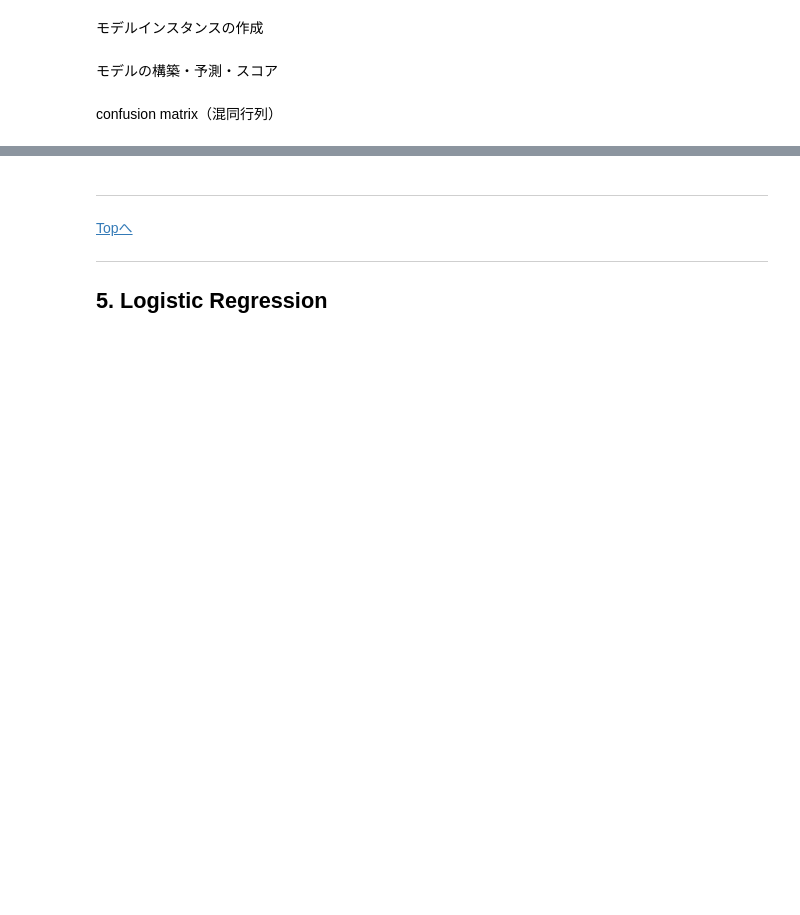
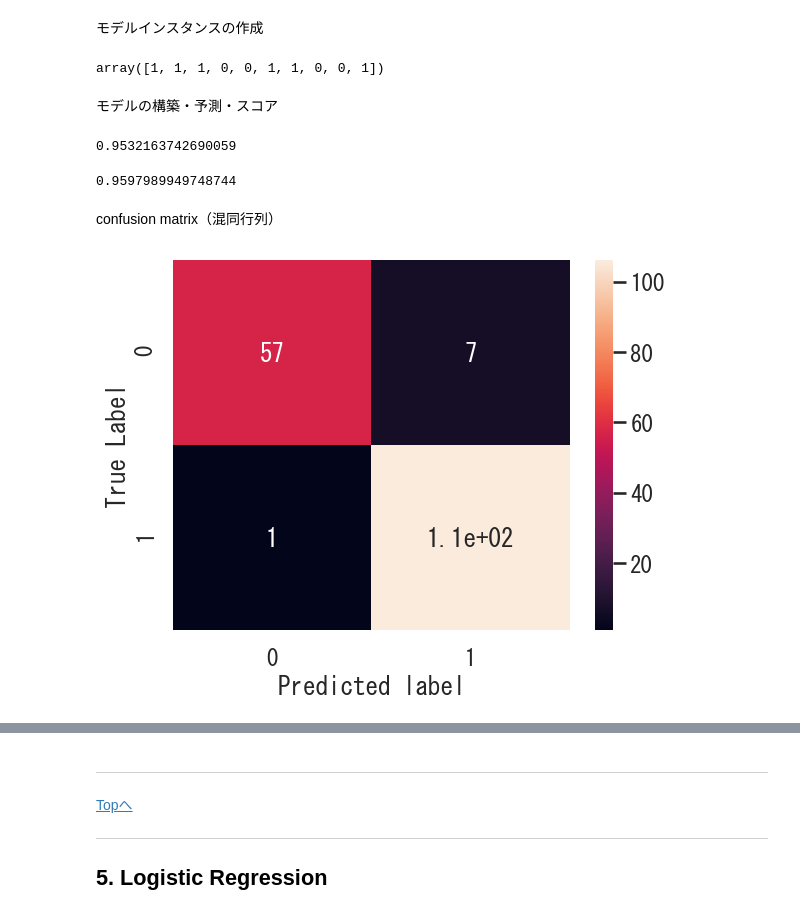
Before and after one commit to arata234/DataScience, a Jupyter notebook: model/10_Classification_models_blank.ipynb, the cells around one changed output, grey strips where cells are left out. Saved outputs shown, nothing was run; the diff lists cells and outputs as text; code cells hidden in the pictures; blank space fills up the shorter version.

```diff
--- a/model/10_Classification_models_blank.ipynb
+++ b/model/10_Classification_models_blank.ipynb
@@ -300,0 +340,5 @@ confusion matrix（混同行列）
+# %%
+kn_model_new = KNeighborsClassifier()
+kn_model_new.fit(X_train, y_train)
+kn_pred_new = kn_model_new.predict(X_test)
+kn_pred_new[:10]
@@ -319,6 +375,29 @@ C=1.0, gamma='scale', random_state=None
 # %% [markdown]
 モデルインスタンスの作成
+# %%
+svc_rbf = SVC(kernel='rbf', )
+# %%
+svc_rbf.fit(X_train_scaled, y_train)
+pred = svc_rbf.predict(X_test_scaled)
+pred[:10]
+# %% [output]
+array([1, 1, 1, 0, 0, 1, 1, 0, 0, 1])
 # %% [markdown]
 モデルの構築・予測・スコア
+# %%
+svc_rbf.score(X_test_scaled, y_test)
+# %% [output]
+0.9532163742690059
+# %%
+svc_rbf.score(X_train_scaled, y_train)
+# %% [output]
+0.9597989949748744
 # %% [markdown]
 confusion matrix（混同行列）
+# %%
+sns.heatmap(confusion_matrix(y_test, pred), annot=True)
+plt.xlabel('Predicted label')
+plt.ylabel('True Label')
+plt.show()
+# %% [output]
+[figure, added]
```
Also changed, not shown: parts of 28 cells of this notebook.
